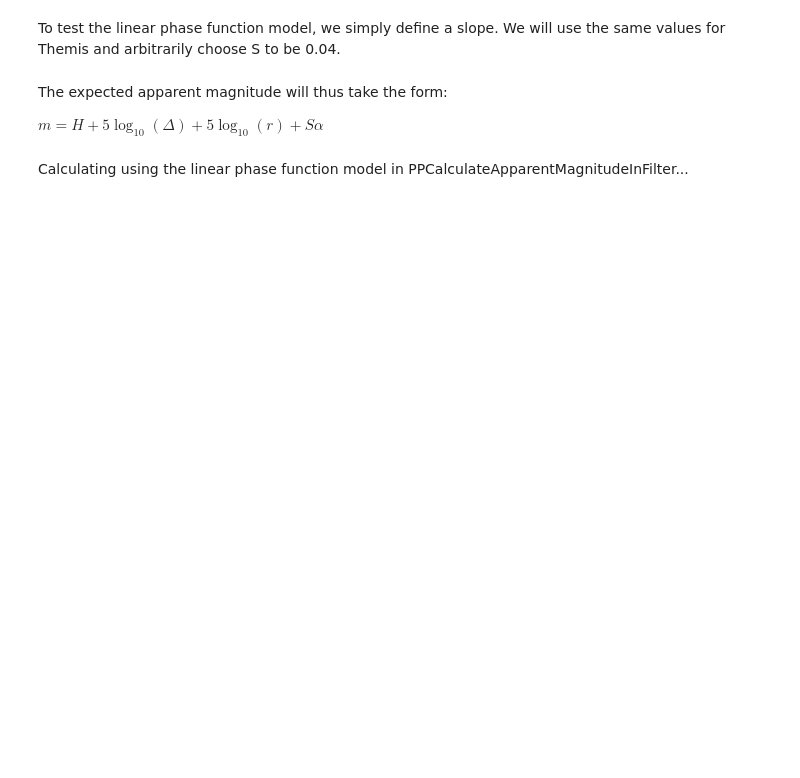
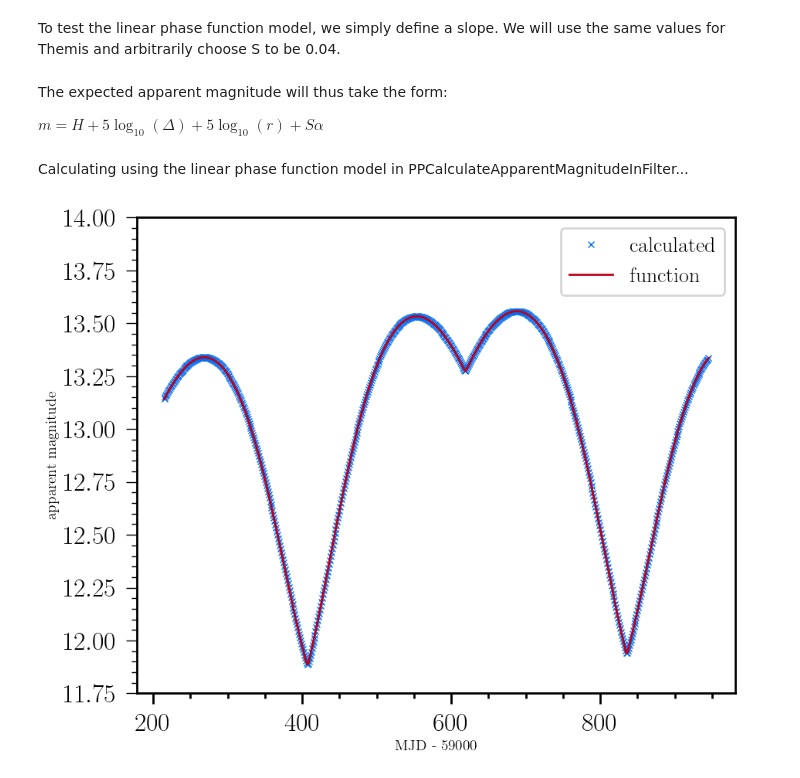
Before and after one commit to dirac-institute/sorcha, a Jupyter notebook: docs/notebooks/demo_ApparentMagnitudeValidation.ipynb, the cells around one changed output. Cells and saved outputs as stored; diff of their text form; code cells hidden in the pictures; blank space fills up the shorter version.

```diff
--- a/docs/notebooks/demo_ApparentMagnitudeValidation.ipynb
+++ b/docs/notebooks/demo_ApparentMagnitudeValidation.ipynb
@@ -80,9 +125,12 @@ Calculating using the linear phase function model in PPCalculateApparentMagnitud
 observations_df = PPCalculateApparentMagnitudeInFilter(observations_df.copy(), 'linear', 'r', 'linear_mag')
 # %%
 fig, ax = plt.subplots(figsize=(10,8))
-ax.plot(observations_df["MJD"] - 2459000, linear_mag_calc, linestyle="", marker="x", label="calculated")
-ax.plot(observations_df["MJD"] - 2459000, observations_df["linear_mag"], label="function")
+ax.plot(observations_df["MJD"] - 59000, linear_mag_calc, linestyle="", marker="x", label="calculated")
+ax.plot(observations_df["MJD"] - 59000, observations_df["linear_mag"], label="function")
 ax.legend()
-ax.set_xlabel("MJD - 2459000")
+ax.set_xlabel("MJD - 59000")
 ax.set_ylabel("apparent magnitude")
 ax.set_ylim((11.75, 14))
+plt.show()
+# %% [output]
+[figure, added]
```
Also changed, not shown: parts of 5 cells of this notebook, 1 other file.
